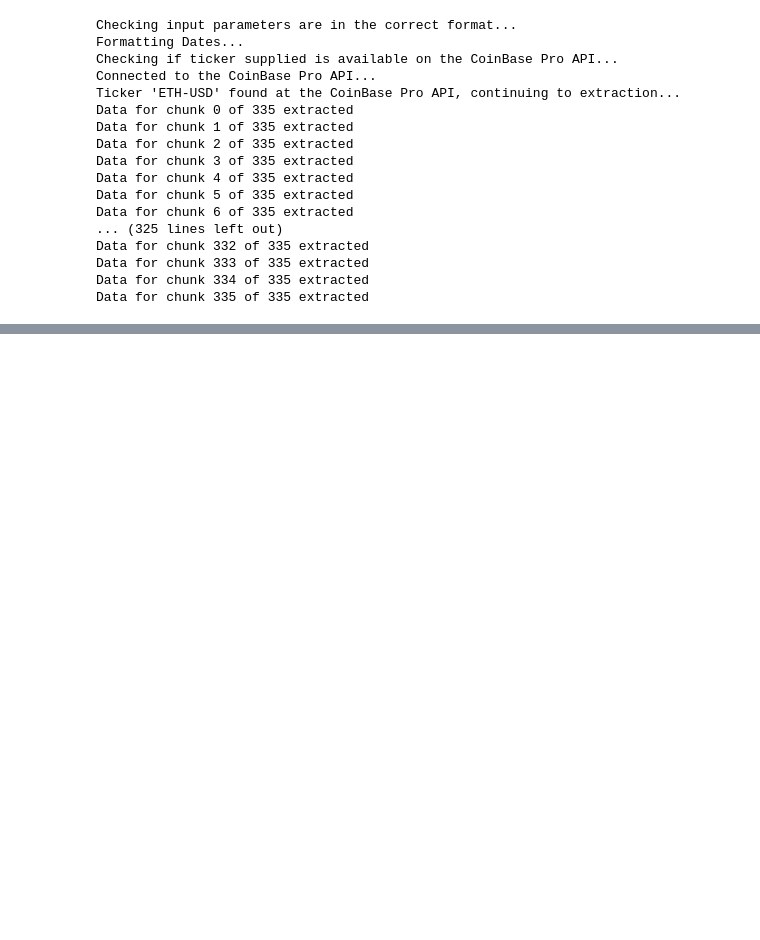
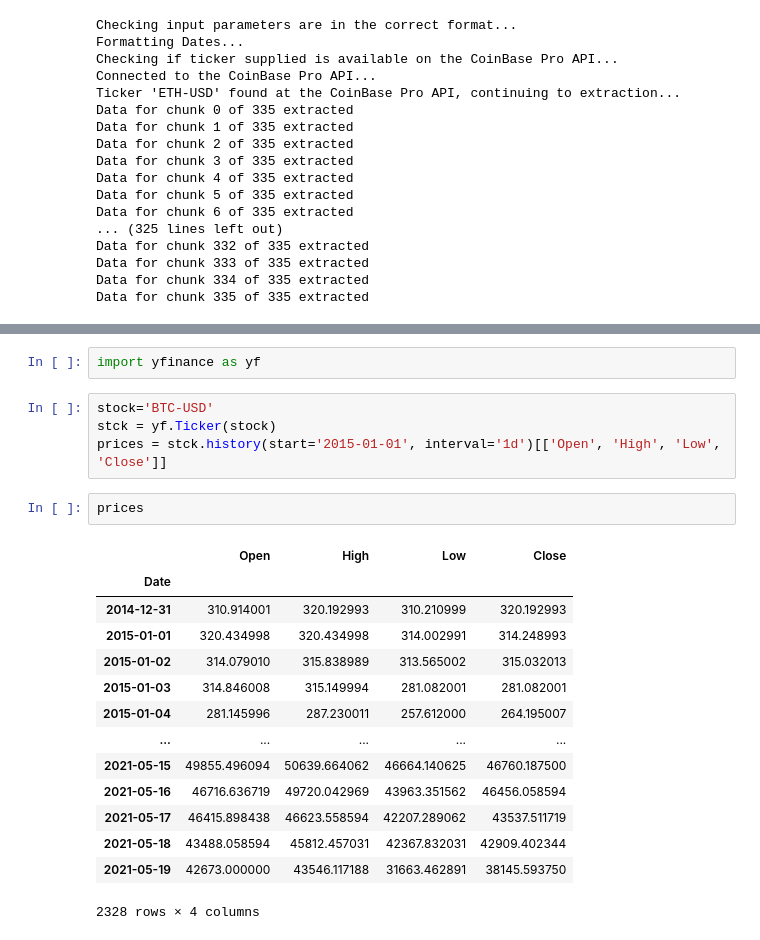
Before and after one commit to m-elbaz/Reinforcement_Learning, a Jupyter notebook: Untitled.ipynb, the cells around one changed output, grey strips where cells are left out. Drawn from its saved outputs; the diff is of its cells as text; blank space fills up the shorter version.

```diff
--- a/Untitled.ipynb
+++ b/Untitled.ipynb
@@ -327,0 +334,23 @@ btc_data
+# %%
+import yfinance as yf
+# %%
+stock='BTC-USD'
+stck = yf.Ticker(stock)
+prices = stck.history(start='2015-01-01', interval='1d')[['Open', 'High', 'Low', 'Close']]
+# %%
+prices
+# %% [output]
+|  | Open | High | Low | Close |
+| Date |  |  |  |  |
+| 2014-12-31 | 310.914001 | 320.192993 | 310.210999 | 320.192993 |
+| 2015-01-01 | 320.434998 | 320.434998 | 314.002991 | 314.248993 |
+| 2015-01-02 | 314.079010 | 315.838989 | 313.565002 | 315.032013 |
+| 2015-01-03 | 314.846008 | 315.149994 | 281.082001 | 281.082001 |
+| 2015-01-04 | 281.145996 | 287.230011 | 257.612000 | 264.195007 |
+| ... | ... | ... | ... | ... |
+| 2021-05-15 | 49855.496094 | 50639.664062 | 46664.140625 | 46760.187500 |
+| 2021-05-16 | 46716.636719 | 49720.042969 | 43963.351562 | 46456.058594 |
+| 2021-05-17 | 46415.898438 | 46623.558594 | 42207.289062 | 43537.511719 |
+| 2021-05-18 | 43488.058594 | 45812.457031 | 42367.832031 | 42909.402344 |
+| 2021-05-19 | 42673.000000 | 43546.117188 | 31663.462891 | 38145.593750 |
+2328 rows × 4 columns
```
Also changed, not shown: parts of 6 cells of this notebook, 9 other files.
